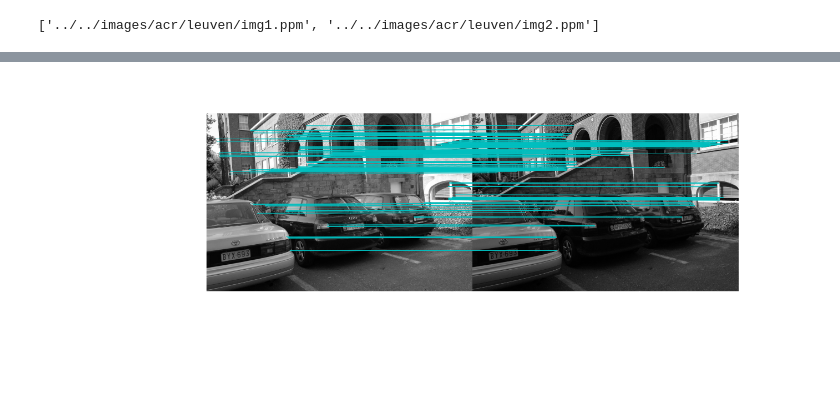
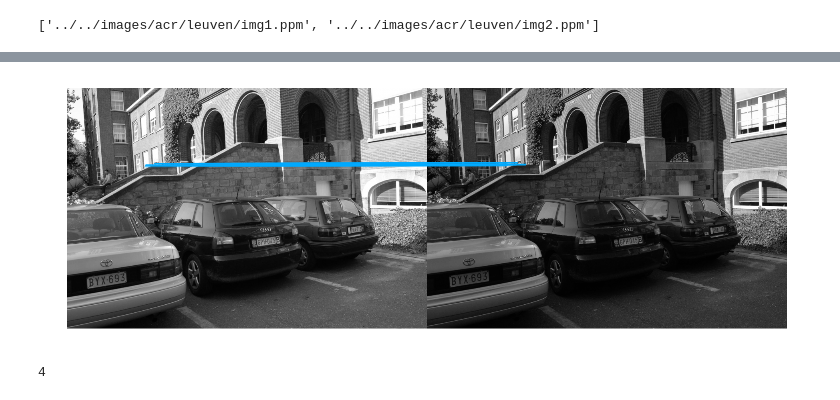
Before and after one commit to arnfred/Mirror-Match, a Jupyter notebook: code/cluster-match/isodata-test.ipynb, the cells around one changed output, grey strips where cells are left out. Saved outputs shown, nothing was run; the diff lists cells and outputs as text; code cells hidden in the pictures; blank space fills up the shorter version.

```diff
--- a/code/cluster-match/isodata-test.ipynb
+++ b/code/cluster-match/isodata-test.ipynb
@@ -17,7 +17,7 @@ paths
 # %% [output]
 ['../../images/acr/leuven/img1.ppm', '../../images/acr/leuven/img2.ppm']
 # %%
-matches = matching.testMatch(paths,
+matches, dist = matching.testMatch(paths,
                              homography,
                              matching.isodataMatch,
                              options = {
@@ -26,6 +26,6 @@ matches = matching.testMatch(paths,
                                  "min_partition_size" : 10,
                                  "max_sd" : 40,
                                  "min_distance" : 25,
-                                 #"verbose" : True
+                                 "verbose" : True
                              })
 # %% [output]
@@ -35,5 +37,10 @@ Number of matches: 345
 # %%
 images = map(features.loadImage, paths)
-display.matches(images[0], images[1], matches)
+display.matchPoints(images[0], images[1], matches)
 # %% [output]
-[figure, old version]
+[figure, new version]
+# %%
+m_distinct = matching.getDistinctMatches(matches)
+len(m_distinct)
+# %% [output]
+4
```
Also changed, not shown: parts of 2 cells of this notebook, 8 other files.
